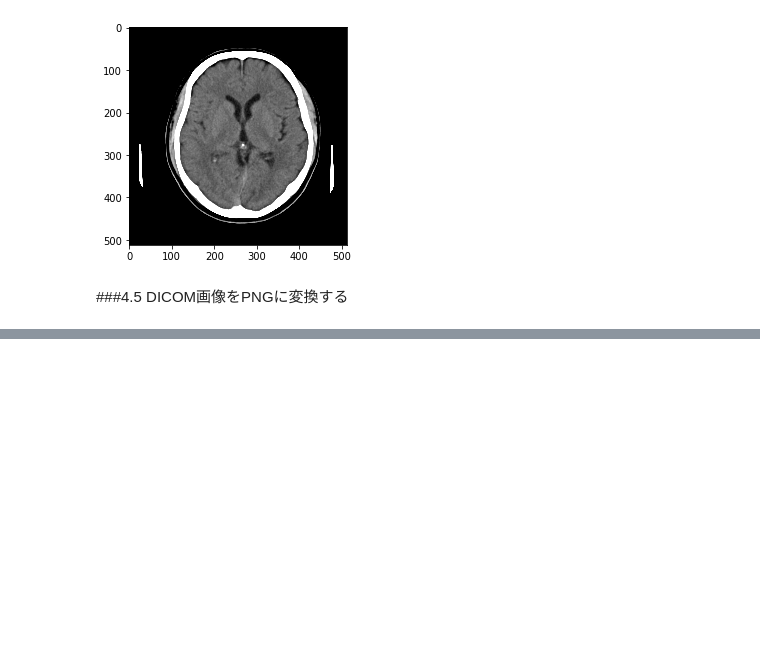
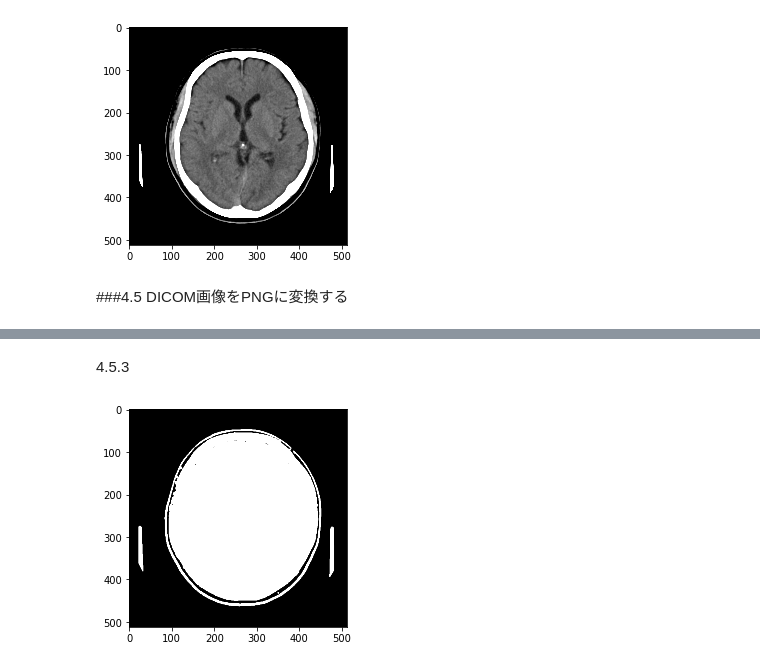
Before and after one commit to KuriharaYoshiki/python_medical_images, a Jupyter notebook: hallo_happy_world.ipynb, the cells around one changed output, grey strips where cells are left out. Drawn from its saved outputs; the diff is of its cells as text; code cells hidden in the pictures; blank space fills up the shorter version.

```diff
--- a/hallo_happy_world.ipynb
+++ b/hallo_happy_world.ipynb
@@ -431,0 +488,14 @@ Dataset.file_meta -------------------------------
+# %% [markdown]
+4.5.3
+# %%
+img=255*(img-min)/(max-min)
+img=np.clip(img,0,255)
+'''
+for data in img:
+  print(data)
+'''
+cv2.imwrite("/content/drive/My Drive/Brain01.png",img)
+plt.imshow(img,cmap="gray",vmax=max,vmin=min)
+plt.show()
+# %% [output]
+[figure, added]
```
Also changed, not shown: parts of 5 cells of this notebook.
